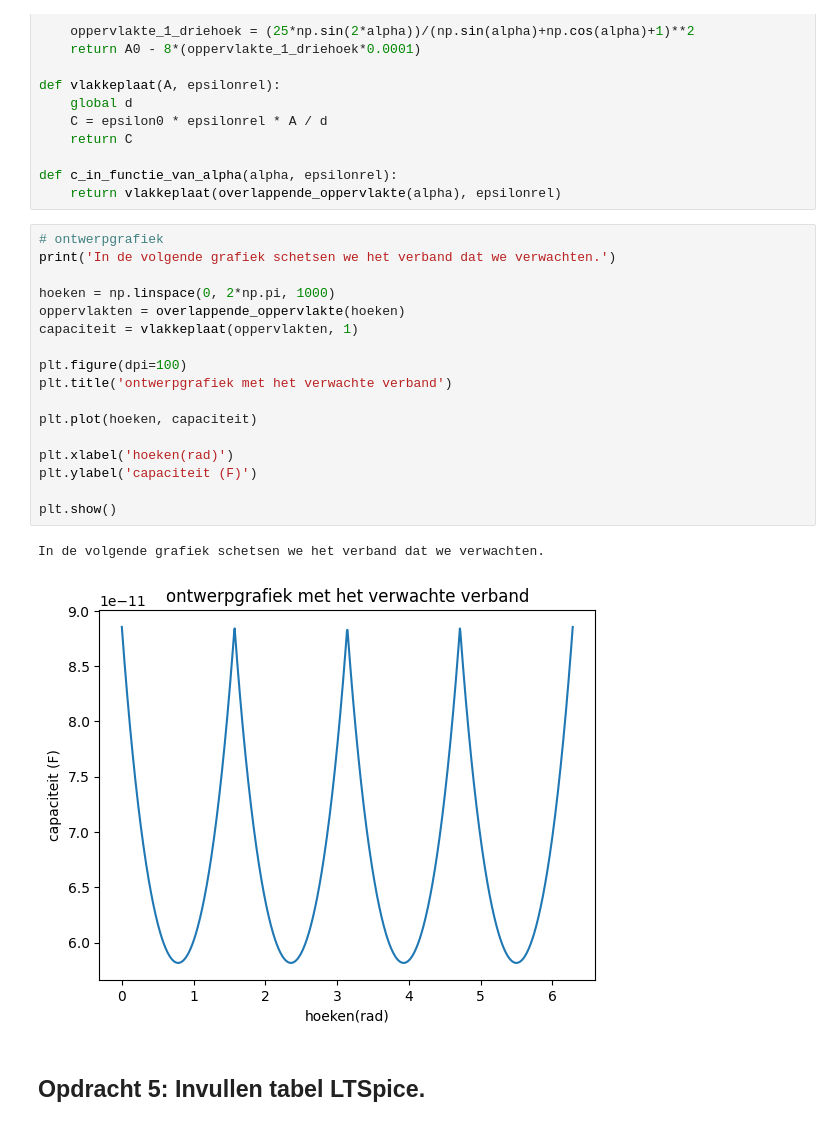
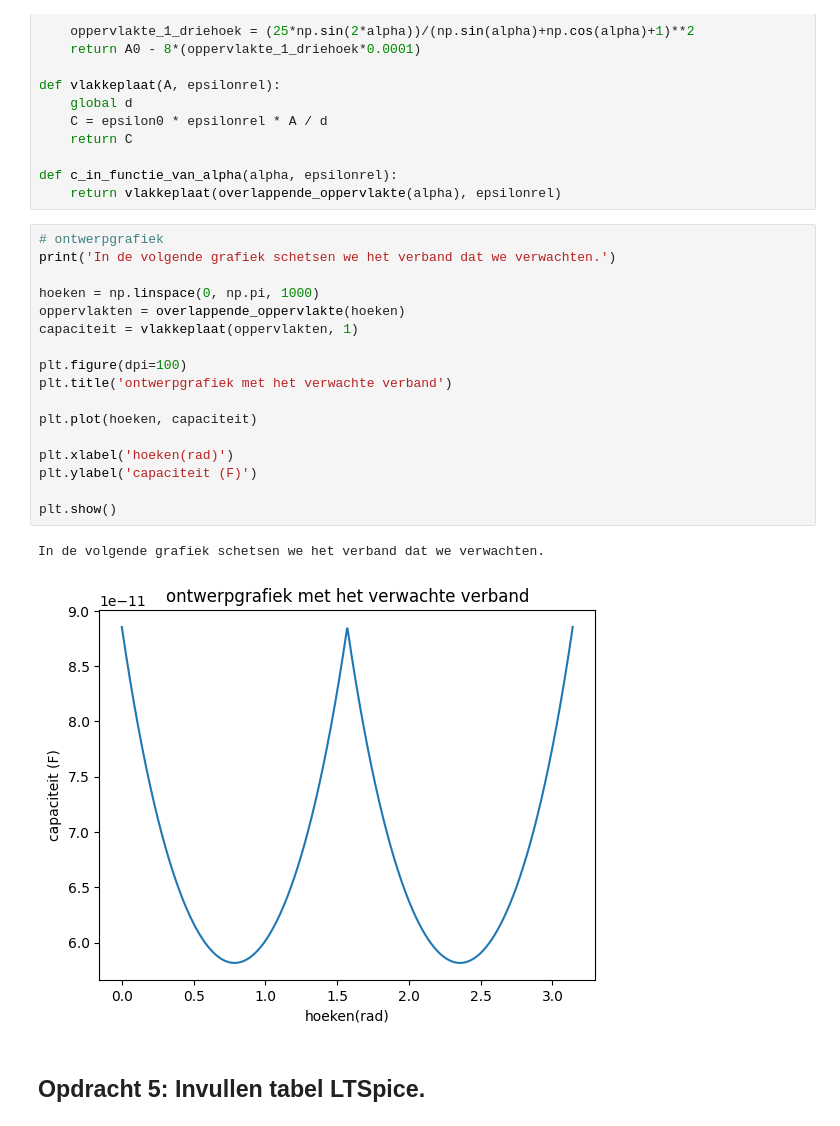
Before and after one commit to JohnSia1111/DEF-D-Doc, a Jupyter notebook: FysiekeOntwerpopdrachten/2OntwerpEenSensorCondensator/DEFOntwerpopdracht2OntwerpEenSensorInvulTemplate.ipynb, the cells around one changed output. Saved outputs shown, nothing was run; the diff lists cells and outputs as text.

```diff
--- a/FysiekeOntwerpopdrachten/2OntwerpEenSensorCondensator/DEFOntwerpopdracht2OntwerpEenSensorInvulTemplate.ipynb
+++ b/FysiekeOntwerpopdrachten/2OntwerpEenSensorCondensator/DEFOntwerpopdracht2OntwerpEenSensorInvulTemplate.ipynb
@@ -115,23 +115,23 @@ def c_in_functie_van_alpha(alpha, epsilonrel):
 # %%
 # ontwerpgrafiek
 print('In de volgende grafiek schetsen we het verband dat we verwachten.')
 
-hoeken = np.linspace(0, 2*np.pi, 1000)
+hoeken = np.linspace(0, np.pi, 1000)
 oppervlakten = overlappende_oppervlakte(hoeken)
 capaciteit = vlakkeplaat(oppervlakten, 1)
 
 plt.figure(dpi=100)
 plt.title('ontwerpgrafiek met het verwachte verband')
 
 plt.plot(hoeken, capaciteit)
 
 plt.xlabel('hoeken(rad)')
 plt.ylabel('capaciteit (F)')
 
 plt.show()
 # %% [output]
 In de volgende grafiek schetsen we het verband dat we verwachten.
-[figure, old version]
+[figure, new version]
 # %% [markdown]
 ## Opdracht 5: Invullen tabel LTSpice.
 # %% [markdown]
```
Also changed, not shown: parts of 2 cells of this notebook.
